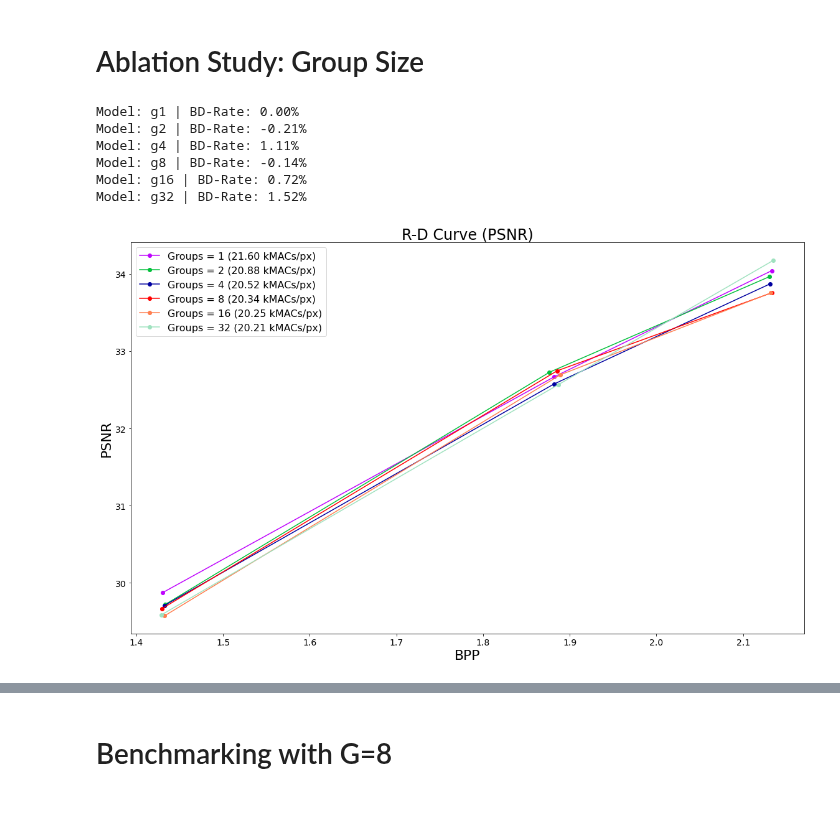
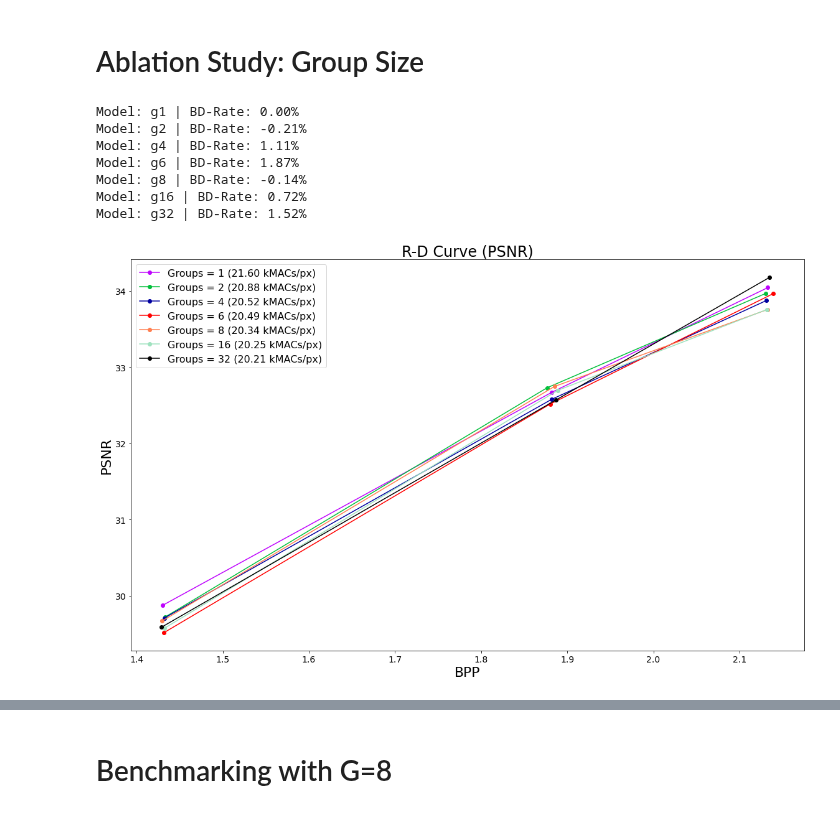
Before and after one commit to zb-umkc/PACT, a Jupyter notebook: analysis.ipynb, the cells around one changed output, grey strips where cells are left out. Cells and saved outputs as stored; diff of their text form; code cells hidden in the pictures.

```diff
--- a/analysis.ipynb
+++ b/analysis.ipynb
@@ -22,7 +30,8 @@ results_df.tail(20)
 # %%
 results_highres_df = pd.read_csv("results_highres.csv", header=0).sort_values(["arch", "model", "lmbda"])
 results_highres_df = results_highres_df[results_highres_df["bpp"] > 0.1]
+results_highres_df = results_highres_df[results_highres_df["lmbda"] != 0.6225]
 
-results_highres_df.head(50)
+results_highres_df.head()
 # %% [output]
 |  | arch | model | lmbda | test_date | bpp | psnr_iq | msssim_iq | psnr_amp | sqnr_amp | msssim_amp | ... |
@@ -66,7 +57,7 @@ results_bench_df.tail(20)
 # %%
 rd_data = {}
 colors = ["#BE03FD", "#03C03C", "#0000A0", "#FF0000", "#FF7F50", "#9FE2BF"]
-for model in ["g1", "g2", "g4", "g8", "g16", "g32"]:
+for model in ["g1", "g2", "g4", "g6", "g8", "g16", "g32"]:
     data = results_highres_df[(results_highres_df["arch"] == "PACTtest") & (results_highres_df["model"] == f"{model}alpha1.0")]
     rd_data[model] = {
         "bpp": data["bpp"].round(4).tolist(),
@@ -81,6 +72,7 @@ legend_labels = {
     "g1": f"Groups = 1 ({rd_data['g1']['kmacs']:.2f} kMACs/px)",
     "g2": f"Groups = 2 ({rd_data['g2']['kmacs']:.2f} kMACs/px)",
     "g4": f"Groups = 4 ({rd_data['g4']['kmacs']:.2f} kMACs/px)",
+    "g6": f"Groups = 6 ({rd_data['g6']['kmacs']:.2f} kMACs/px)",
     "g8": f"Groups = 8 ({rd_data['g8']['kmacs']:.2f} kMACs/px)",
     "g16": f"Groups = 16 ({rd_data['g16']['kmacs']:.2f} kMACs/px)",
     "g32": f"Groups = 32 ({rd_data['g32']['kmacs']:.2f} kMACs/px)",
@@ -94,31 +86,32 @@ for model in rd_data.keys():
     rd_data[model]["bd_rate"] = bd.bd_rate(
         rate_anchor,
         psnr_anchor,
         rate_test,
         psnr_test,
         method='akima',
         require_matching_points=False,
     )
     print(f"Model: {model} | BD-Rate: {rd_data[model]['bd_rate']:.2f}%")
 
 fig, ax = plt.subplots(figsize=(16, 10))
 ax.set_title("R-D Curve (PSNR)", fontsize=24)
 
 for i, model in enumerate(rd_data.keys()):
     bpp = rd_data[model]["bpp"]
     psnr = rd_data[model]["psnr"]
     ax.plot(bpp, psnr, label=model, marker=rd_data[model]["marker"], linestyle=rd_data[model]["linestyle"], color=rd_data[model]["color"])
 
 ax.set_xlabel("BPP", fontsize=22)
 ax.set_ylabel("PSNR", fontsize=22)
 ax.legend([legend_labels[key] for key in rd_data.keys()], fontsize=16)
 plt.tight_layout()
 plt.show()
 # %% [output]
 Model: g1 | BD-Rate: 0.00%
 Model: g2 | BD-Rate: -0.21%
 Model: g4 | BD-Rate: 1.11%
+Model: g6 | BD-Rate: 1.87%
 Model: g8 | BD-Rate: -0.14%
 Model: g16 | BD-Rate: 0.72%
 Model: g32 | BD-Rate: 1.52%
-[figure, old version]
+[figure, new version]
```
Also changed, not shown: parts of 25 cells of this notebook, 8 other files.
